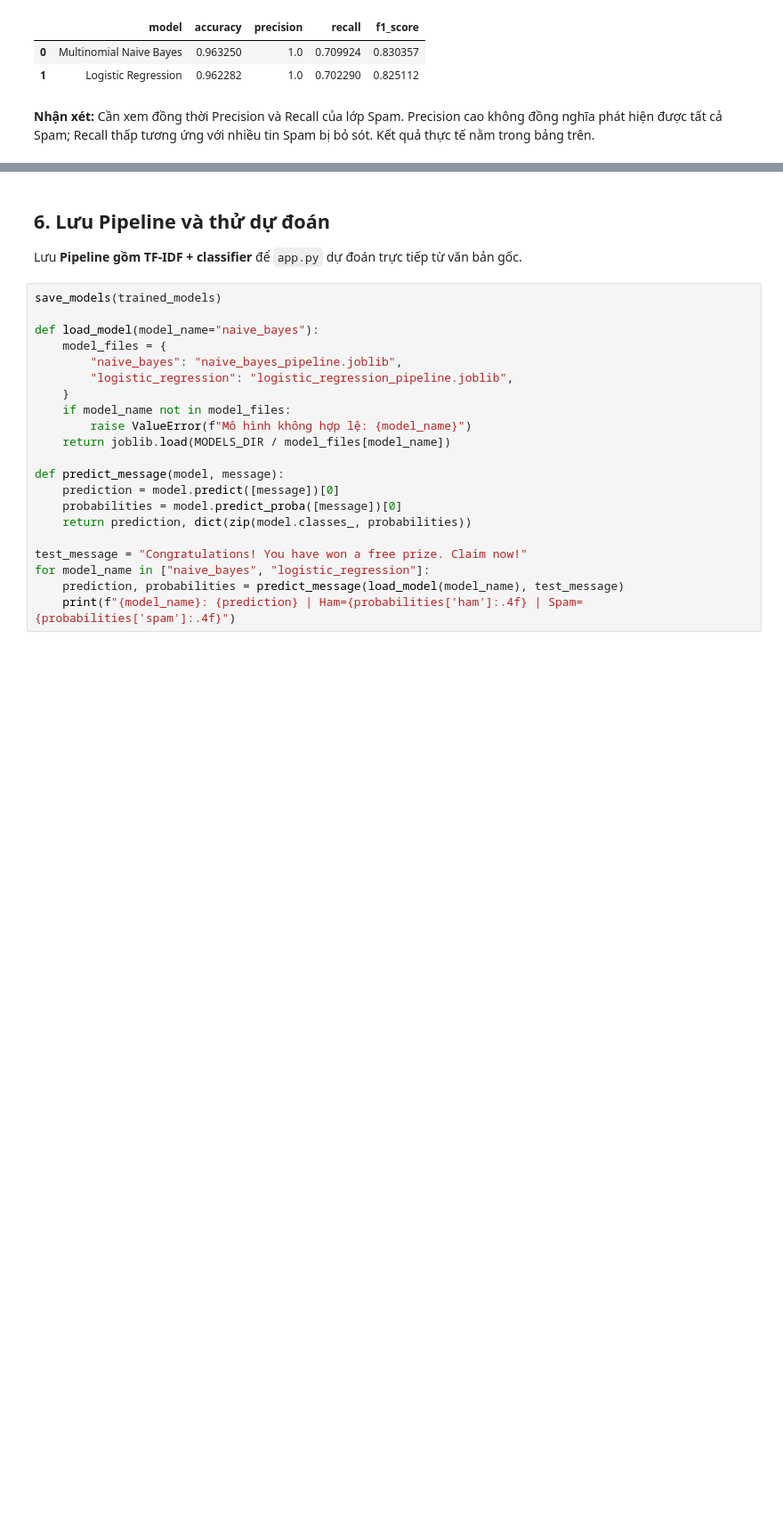
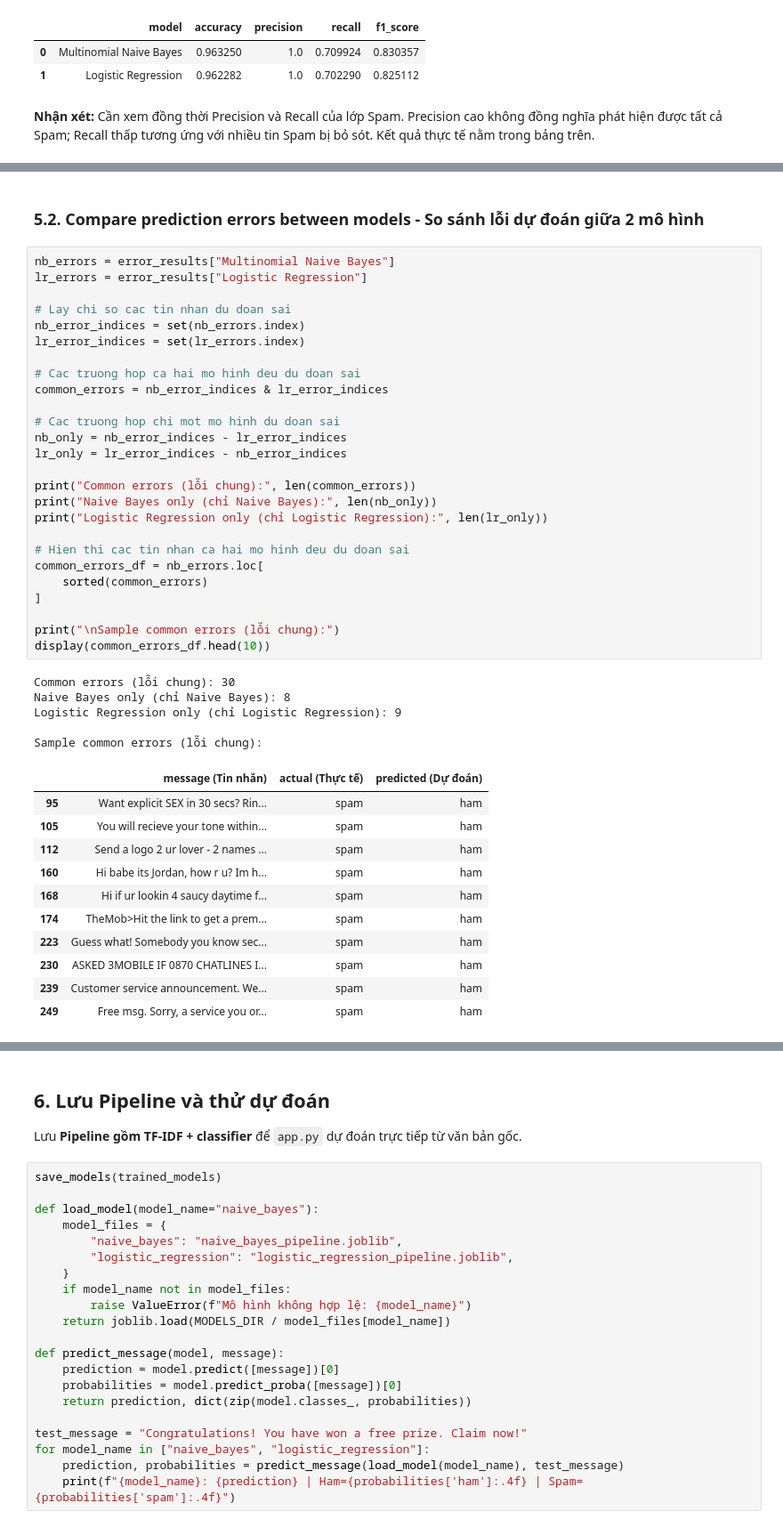
Before and after one commit to andrew-caominhtri/sms-spam-detection, a Jupyter notebook: SMS_Spam_Detection.ipynb, the cells around one changed output, grey strips where cells are left out. Shown at 89% size. Drawn from its saved outputs; the diff is of its cells as text; blank space fills up the shorter version.

```diff
--- a/SMS_Spam_Detection.ipynb
+++ b/SMS_Spam_Detection.ipynb
@@ -472,0 +544,45 @@ Da luu bieu do so sanh: C:\ML\BTL\sms-spam-detection-converted\outputs\model_com
+# %% [markdown]
+### 5.2. Compare prediction errors between models - So sánh lỗi dự đoán giữa 2 mô hình
+# %%
+nb_errors = error_results["Multinomial Naive Bayes"]
+lr_errors = error_results["Logistic Regression"]
+
+# Lay chi so cac tin nhan du doan sai
+nb_error_indices = set(nb_errors.index)
+lr_error_indices = set(lr_errors.index)
+
+# Cac truong hop ca hai mo hinh deu du doan sai
+common_errors = nb_error_indices & lr_error_indices
+
+# Cac truong hop chi mot mo hinh du doan sai
+nb_only = nb_error_indices - lr_error_indices
+lr_only = lr_error_indices - nb_error_indices
+
+print("Common errors (lỗi chung):", len(common_errors))
+print("Naive Bayes only (chỉ Naive Bayes):", len(nb_only))
+print("Logistic Regression only (chỉ Logistic Regression):", len(lr_only))
+
+# Hien thi cac tin nhan ca hai mo hinh deu du doan sai
+common_errors_df = nb_errors.loc[
+    sorted(common_errors)
+]
+
+print("\nSample common errors (lỗi chung):")
+display(common_errors_df.head(10))
+# %% [output]
+Common errors (lỗi chung): 30
+Naive Bayes only (chỉ Naive Bayes): 8
+Logistic Regression only (chỉ Logistic Regression): 9
+
+Sample common errors (lỗi chung):
+|  | message (Tin nhắn) | actual (Thực tế) | predicted (Dự đoán) |
+| 95 | Want explicit SEX in 30 secs? Rin... | spam | ham |
+| 105 | You will recieve your tone within... | spam | ham |
+| 112 | Send a logo 2 ur lover - 2 names ... | spam | ham |
+| 160 | Hi babe its Jordan, how r u? Im h... | spam | ham |
+| 168 | Hi if ur lookin 4 saucy daytime f... | spam | ham |
+| 174 | TheMob>Hit the link to get a prem... | spam | ham |
+| 223 | Guess what! Somebody you know sec... | spam | ham |
+| 230 | ASKED 3MOBILE IF 0870 CHATLINES I... | spam | ham |
+| 239 | Customer service announcement. We... | spam | ham |
+| 249 | Free msg. Sorry, a service you or... | spam | ham |
```
Also changed, not shown: parts of 15 cells of this notebook, 1 other file.
